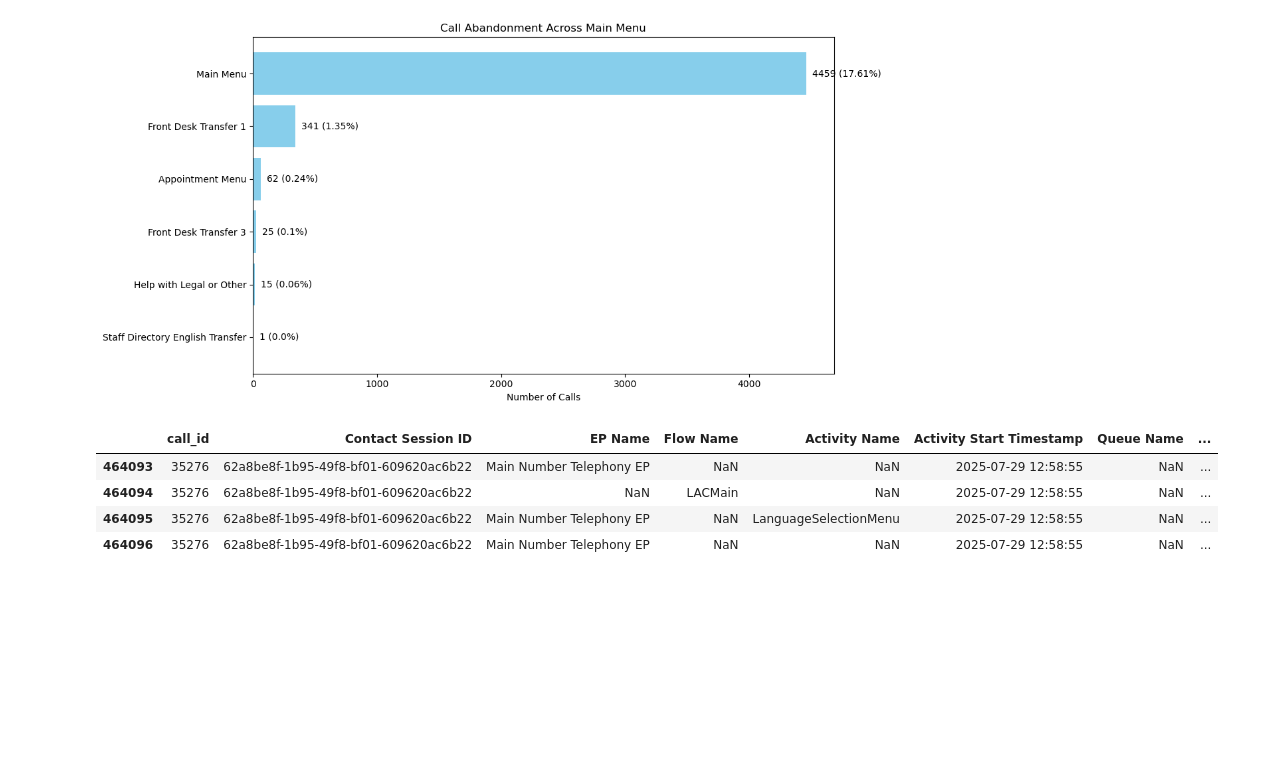
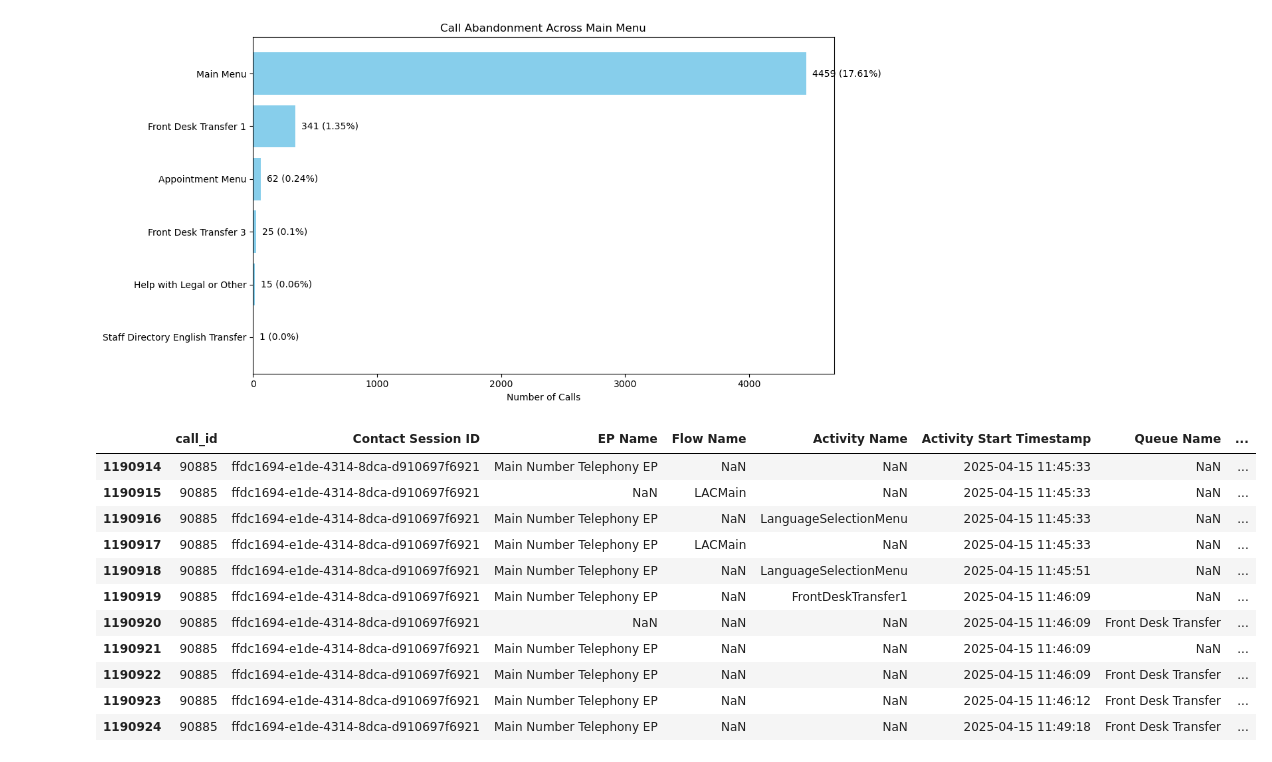
Before and after one commit to arvindkrishna87/STAT390_LegalAid_Fall2025, a Jupyter notebook: Code/Call outcome analysis/MainMenuAbandoned_17Nov_Sana.ipynb, the cells around one changed output. Drawn from its saved outputs; the diff is of its cells as text; code cells hidden in the pictures; blank space fills up the shorter version.

```diff
--- a/Code/Call outcome analysis/MainMenuAbandoned_17Nov_Sana.ipynb
+++ b/Code/Call outcome analysis/MainMenuAbandoned_17Nov_Sana.ipynb
@@ -424,11 +424,18 @@ plt.show()
 # %%
 ### SANITY CHECKS BELOW
 #
 #
-df_main_ended[df_main_ended['call_id'] == 35276]
+df_main_ended[df_main_ended['call_id'] == 90885]
 # %% [output]
 |  | call_id | Contact Session ID | EP Name | Flow Name | Activity Name | Activity Start Timestamp | Queue Name | ... |
-| 464093 | 35276 | 62a8be8f-1b95-49f8-bf01-609620ac6b22 | Main Number Telephony EP | NaN | NaN | 2025-07-29 12:58:55 | NaN | ... |
-| 464094 | 35276 | 62a8be8f-1b95-49f8-bf01-609620ac6b22 | NaN | LACMain | NaN | 2025-07-29 12:58:55 | NaN | ... |
-| 464095 | 35276 | 62a8be8f-1b95-49f8-bf01-609620ac6b22 | Main Number Telephony EP | NaN | LanguageSelectionMenu | 2025-07-29 12:58:55 | NaN | ... |
-| 464096 | 35276 | 62a8be8f-1b95-49f8-bf01-609620ac6b22 | Main Number Telephony EP | NaN | NaN | 2025-07-29 12:58:55 | NaN | ... |
+| 1190914 | 90885 | ffdc1694-e1de-4314-8dca-d910697f6921 | Main Number Telephony EP | NaN | NaN | 2025-04-15 11:45:33 | NaN | ... |
+| 1190915 | 90885 | ffdc1694-e1de-4314-8dca-d910697f6921 | NaN | LACMain | NaN | 2025-04-15 11:45:33 | NaN | ... |
+| 1190916 | 90885 | ffdc1694-e1de-4314-8dca-d910697f6921 | Main Number Telephony EP | NaN | LanguageSelectionMenu | 2025-04-15 11:45:33 | NaN | ... |
+| 1190917 | 90885 | ffdc1694-e1de-4314-8dca-d910697f6921 | Main Number Telephony EP | LACMain | NaN | 2025-04-15 11:45:33 | NaN | ... |
+| 1190918 | 90885 | ffdc1694-e1de-4314-8dca-d910697f6921 | Main Number Telephony EP | NaN | LanguageSelectionMenu | 2025-04-15 11:45:51 | NaN | ... |
+| 1190919 | 90885 | ffdc1694-e1de-4314-8dca-d910697f6921 | Main Number Telephony EP | NaN | FrontDeskTransfer1 | 2025-04-15 11:46:09 | NaN | ... |
+| 1190920 | 90885 | ffdc1694-e1de-4314-8dca-d910697f6921 | NaN | NaN | NaN | 2025-04-15 11:46:09 | Front Desk Transfer | ... |
+| 1190921 | 90885 | ffdc1694-e1de-4314-8dca-d910697f6921 | Main Number Telephony EP | NaN | NaN | 2025-04-15 11:46:09 | NaN | ... |
+| 1190922 | 90885 | ffdc1694-e1de-4314-8dca-d910697f6921 | Main Number Telephony EP | NaN | NaN | 2025-04-15 11:46:09 | Front Desk Transfer | ... |
+| 1190923 | 90885 | ffdc1694-e1de-4314-8dca-d910697f6921 | Main Number Telephony EP | NaN | NaN | 2025-04-15 11:46:12 | Front Desk Transfer | ... |
+| 1190924 | 90885 | ffdc1694-e1de-4314-8dca-d910697f6921 | Main Number Telephony EP | NaN | NaN | 2025-04-15 11:49:18 | Front Desk Transfer | ... |
```
Also changed, not shown: parts of 2 cells of this notebook, 1 other file.
